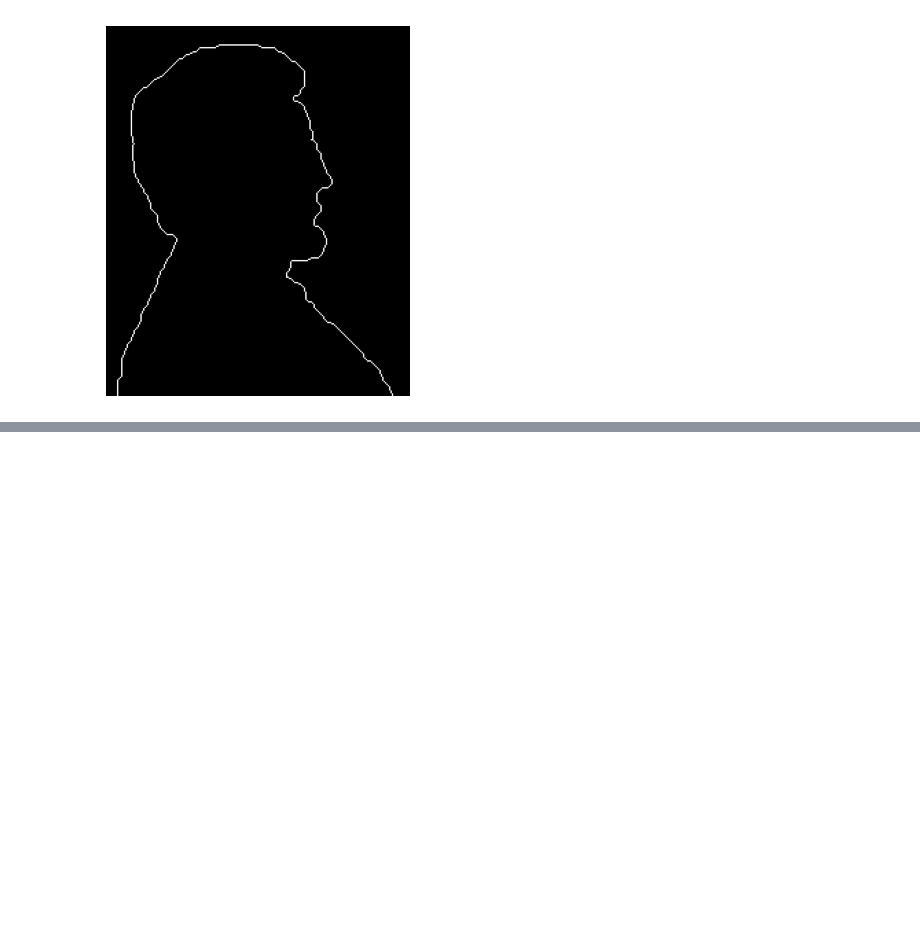
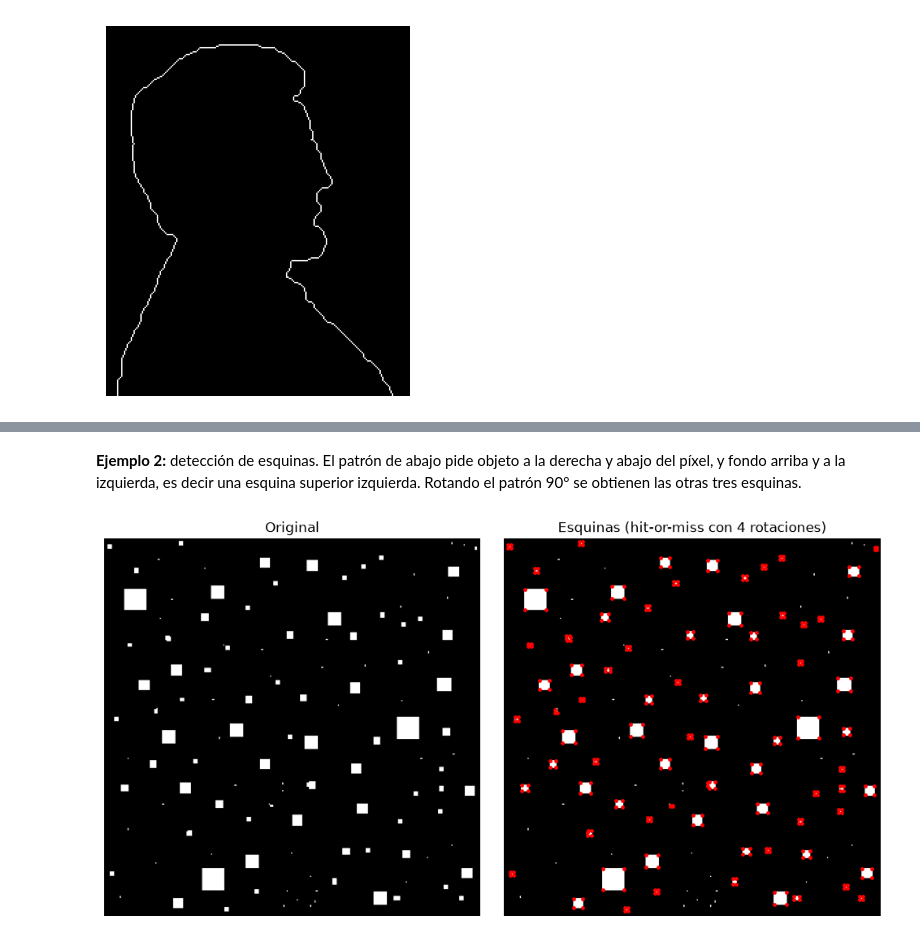
Before and after one commit to Torino1564/Procesamiento-de-Imagenes-Grupo-2, a Jupyter notebook: TP7/TP7.ipynb, the cells around one changed output, grey strips where cells are left out. Saved outputs shown, nothing was run; the diff lists cells and outputs as text; code cells hidden in the pictures; blank space fills up the shorter version.

```diff
--- a/TP7/TP7.ipynb
+++ b/TP7/TP7.ipynb
@@ -159,0 +248,20 @@ ShowImage(edge)
+# %% [markdown]
+**Ejemplo 2:** detección de esquinas. El patrón de abajo pide objeto a la derecha y abajo del píxel, y fondo arriba y a la izquierda, es decir una esquina superior izquierda. Rotando el patrón 90° se obtienen las otras tres esquinas.
+# %%
+corner_tl = np.array([[-1,  0, -1],
+                      [ 0,  1,  1],
+                      [-1,  1, -1]])
+
+corners = np.zeros_like(squares)
+for k in range(4):
+    corners |= hit_or_miss(squares, np.rot90(corner_tl, k))
+
+ys, xs = np.nonzero(corners)
+fig, axes = plt.subplots(1, 2, figsize=(10, 5))
+axes[0].imshow(squares, cmap='gray'); axes[0].set_title("Original"); axes[0].axis('off')
+axes[1].imshow(squares, cmap='gray'); axes[1].scatter(xs, ys, s=6, c='red')
+axes[1].set_title("Esquinas (hit-or-miss con 4 rotaciones)"); axes[1].axis('off')
+plt.tight_layout()
+plt.show()
+# %% [output]
+[figure, added]
```
Also changed, not shown: parts of 27 cells of this notebook, 1 other file.
